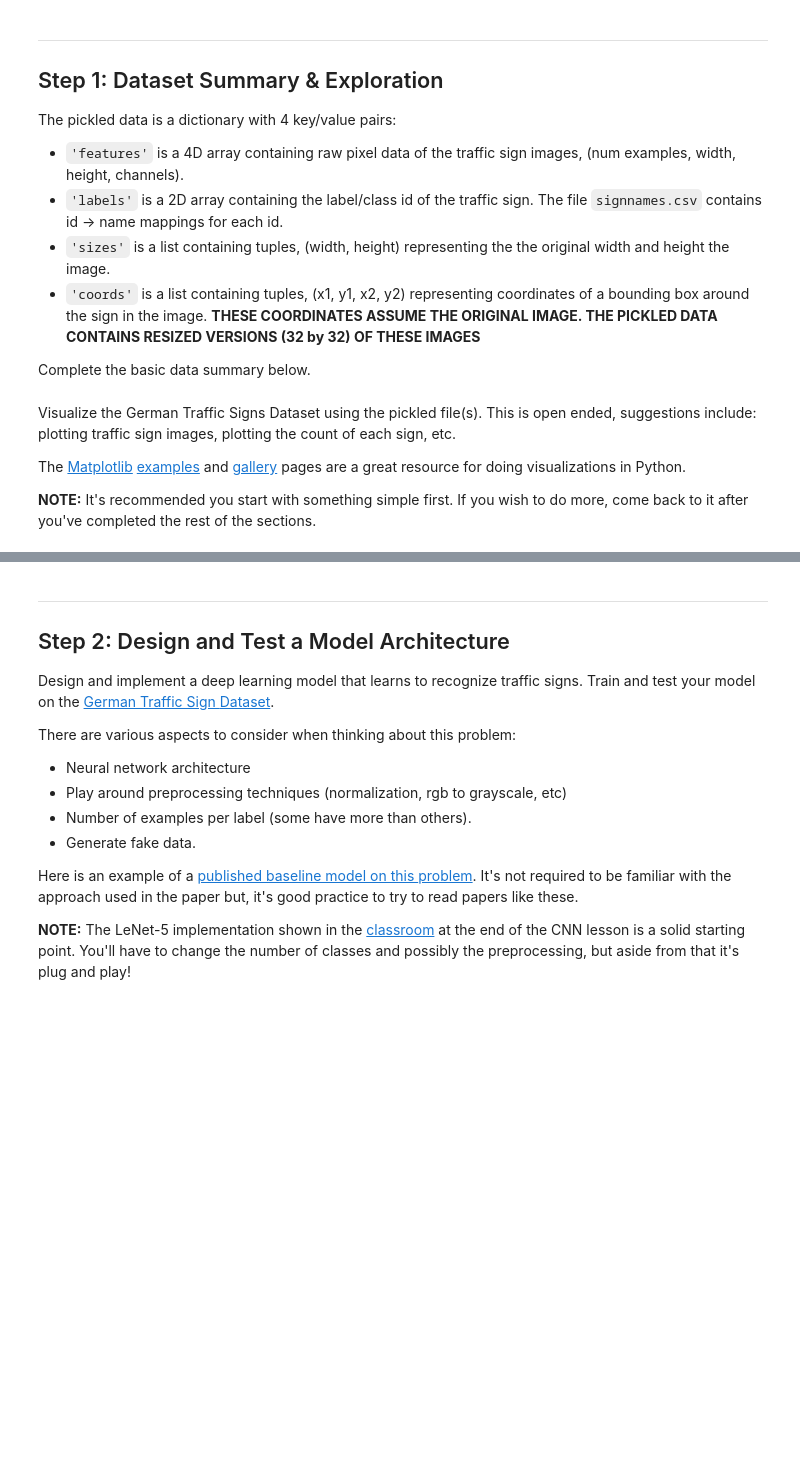
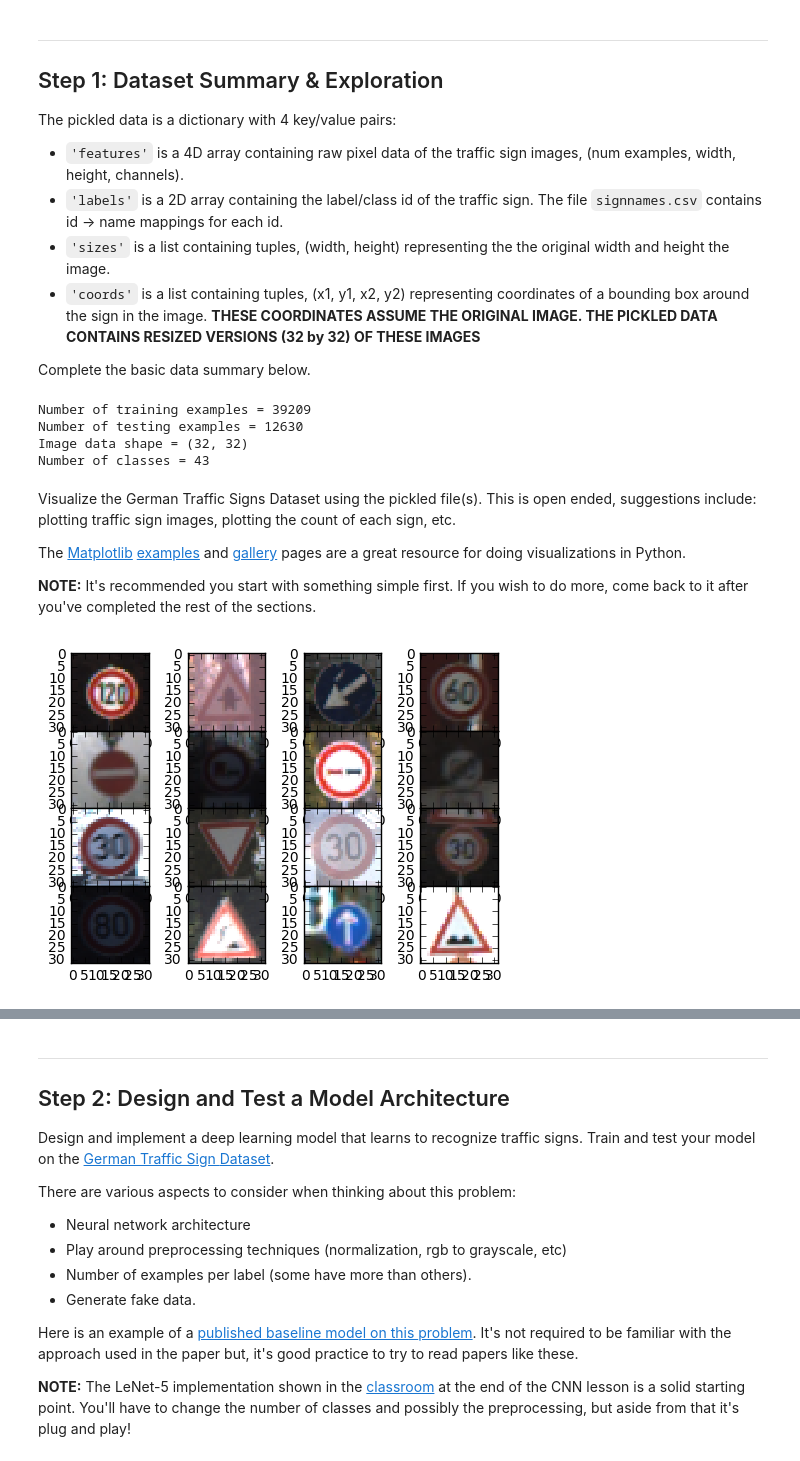
Before and after one commit to dventimi/CarND-Traffic-Signs, a Jupyter notebook: Traffic_Signs_Recognition.ipynb, the cells around one changed output, grey strips where cells are left out. Cells and saved outputs as stored; diff of their text form; code cells hidden in the pictures; blank space fills up the shorter version.

Commit message:
Moved some code from signs.py to the notebook

```diff
--- a/Traffic_Signs_Recognition.ipynb
+++ b/Traffic_Signs_Recognition.ipynb
@@ -35,8 +35,8 @@ import pickle
 
 # TODO: Fill this in based on where you saved the training and testing data
 
-training_file = ?
-testing_file = ?
+training_file = '../train.p'
+testing_file = '../test.p'
 
 with open(training_file, mode='rb') as f:
     train = pickle.load(f)
@@ -64,21 +62,43 @@ Complete the basic data summary below.
 ### Replace each question mark with the appropriate value.
 
 # TODO: Number of training examples
-n_train = ?
+
+n_train = train['labels'].shape[0]
 
 # TODO: Number of testing examples.
-n_test = ?
+
+n_test = test['labels'].shape[0]
 
 # TODO: What's the shape of an traffic sign image?
-image_shape = ?
+
+image_shape = train['features'].shape[1:3]
 
 # TODO: How many unique classes/labels there are in the dataset.
-n_classes = ?
+
+# The labels are numeric (integers), so we could take advantage of the
+# natural ordering of numbers by subtracting the minimum label value
+# from the maximum label value and adding 1 (because both the min
+# value AND the max value are represented among the labels).
+
+n_classes = max(train['labels'])-min(train['labels'])+1
+
+# However, by doing this we implicitly assume that every possible
+# label (i.e., integer) in that interval is represented in the training
+# set.  That need not be the case.  Therefore, a more reliable way is
+# to count the number of unique elements within set of labels.
+
+import numpy as np
+n_classes = len(np.unique(train['labels']))
 
 print("Number of training examples =", n_train)
 print("Number of testing examples =", n_test)
 print("Image data shape =", image_shape)
 print("Number of classes =", n_classes)
+# %% [output]
+Number of training examples = 39209
+Number of testing examples = 12630
+Image data shape = (32, 32)
+Number of classes = 43
 # %% [markdown]
 Visualize the German Traffic Signs Dataset using the pickled
 file(s). This is open ended, suggestions include: plotting traffic
@@ -95,6 +115,21 @@ resource for doing visualizations in Python.
 # %%
 ### Data exploration visualization goes here.
 ### Feel free to use as many code cells as needed.
 import matplotlib.pyplot as plt
 # Visualizations will be shown in the notebook.
 %matplotlib inline
+
+# Sample of n sign images
+import matplotlib.pyplot as plt
+import matplotlib.gridspec as gridspec
+plt.ion()
+n = 16
+columns = 4
+rows = n // columns + int(n % columns > 0)
+fig = plt.figure()
+plt.subplots_adjust(wspace=0.001, hspace=0.001)
+for t in zip(range(n), np.random.choice(np.array(range(n_train)), n, False)):
+    fig.add_subplot(rows,columns,t[0]+1)
+    plt.imshow(train['features'][t[1],], interpolation='nearest')
+# %% [output]
+[figure, added]
```
Also changed, not shown: parts of 2 cells of this notebook, 1 other file.
